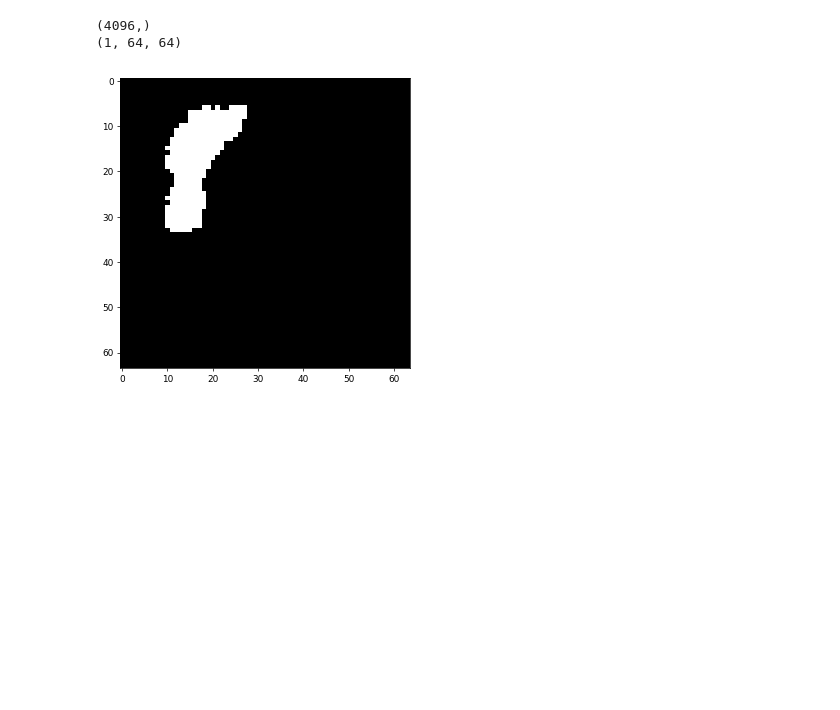
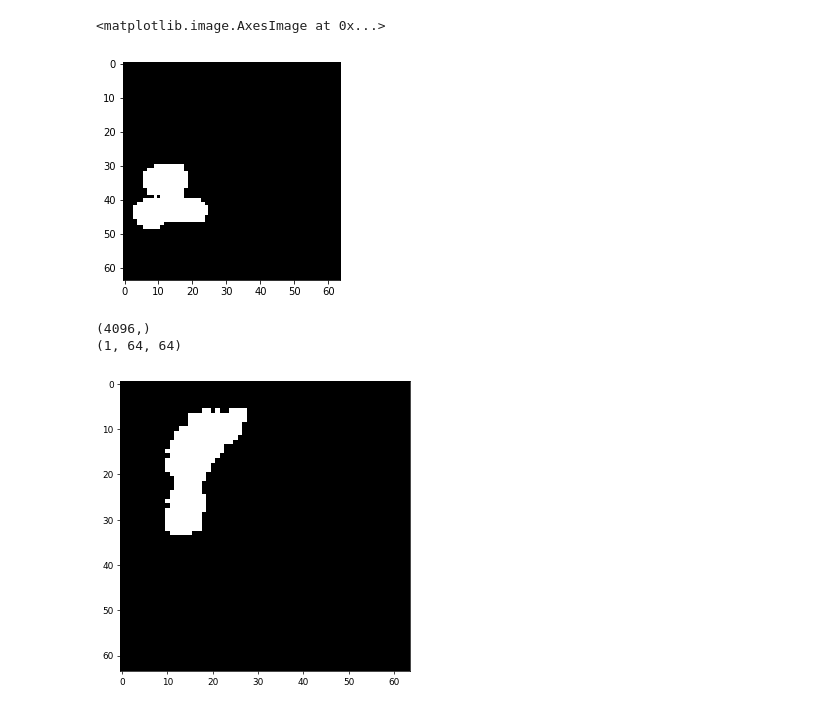
Before and after one commit to vivekster12/kaggle-MNIST, a Jupyter notebook: Preprocessing.ipynb, the cells around one changed output. Saved outputs shown, nothing was run; the diff lists cells and outputs as text; code cells hidden in the pictures; blank space fills up the shorter version.

```diff
--- a/Preprocessing.ipynb
+++ b/Preprocessing.ipynb
@@ -13,3 +94,25 @@ x_test = np.loadtxt('datasets/test_x.csv', delimiter=',')
+# %%
+connectivity = 4
+imgOriginal = xImgFiltTest[imageNum].astype('uint0')
+ret, thresh = cv2.threshold(imageOrg,127,255,cv2.THRESH_BINARY)
+num_labels, labels, stats, centroids = cv2.connectedComponentsWithStats(thresh, connectivity, cv2.CV_32S)
+
+areas = list()
+for k in range (0,stats.shape[0]):
+    areas.append(stats[k,2]*stats[k,3])
+
+max_label=1
+max_size = areas[1]
+for j in range(2, num_labels):
+    if areas[j] > max_size:
+        max_label = j
+        max_size = areas[j]
+preprocessed_img = np.zeros(labels.shape)
+preprocessed_img[labels == max_label] = 255
+plt.imshow(preprocessed_img, cmap='gray')
+# %% [output]
+<matplotlib.image.AxesImage at 0x...>
+[figure, added]
 # %%
 filteredX_test = x_test
 filteredX_test[filteredX_test<240] = 0
```
Also changed, not shown: parts of 4 cells of this notebook.
